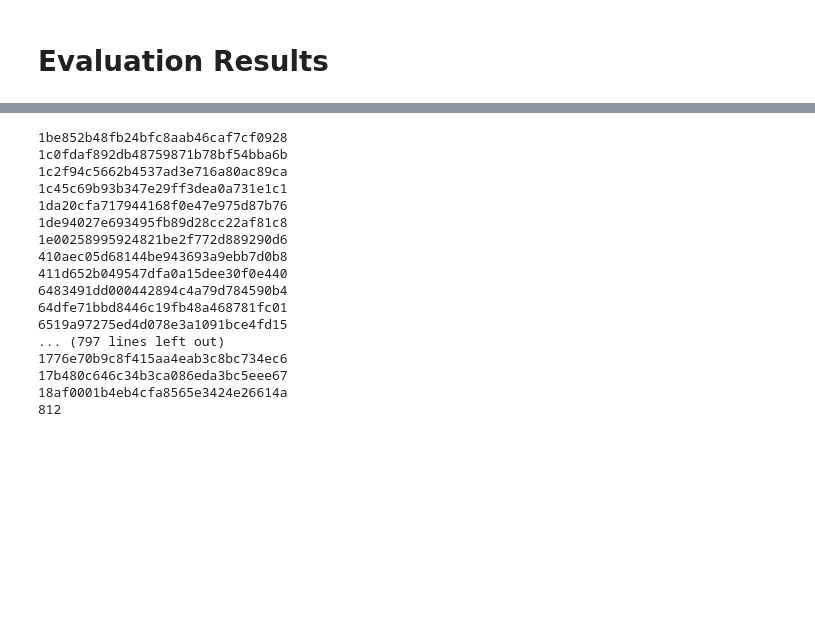
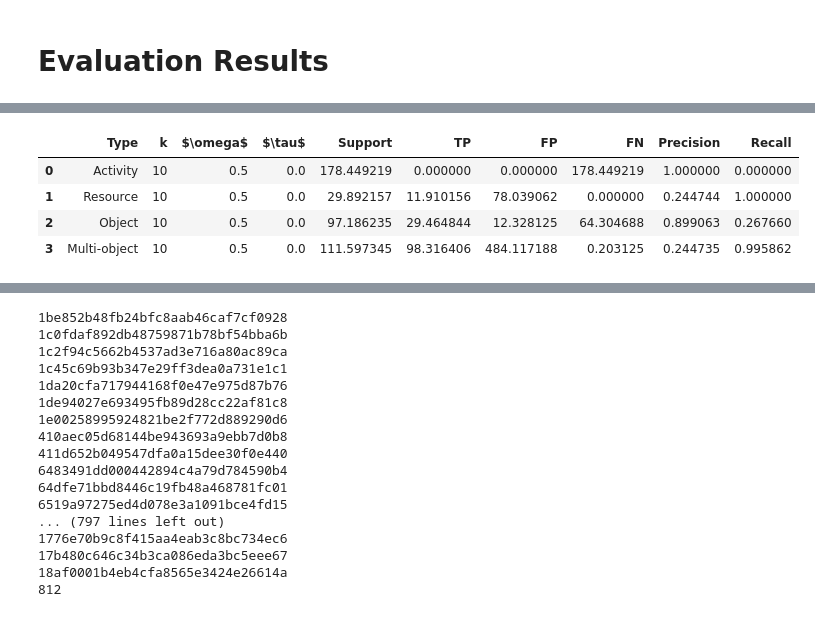
Before and after one commit to a-rebmann/semantic-constraint-miner, a Jupyter notebook: notebooks/evaluation_results.ipynb, the cells around one changed output, grey strips where cells are left out. Drawn from its saved outputs; the diff is of its cells as text; code cells hidden in the pictures; blank space fills up the shorter version.

```diff
--- a/notebooks/evaluation_results.ipynb
+++ b/notebooks/evaluation_results.ipynb
@@ -99,0 +136,20 @@ avg_results_df
+# %%
+table_df = pd.DataFrame({
+    'Type': const_column,
+    'k': k_column,
+    '$\omega$': omega_column,
+    '$\tau$': tau_column,
+    "Support": support_column,
+    'TP': tp_column,
+    'FP': fp_column,
+    'FN': fn_column,
+    'Precision': prec_column,
+    'Recall': rec_column
+})
+table_df
+# %% [output]
+|  | Type | k | $\omega$ | $\tau$ | Support | TP | FP | FN | Precision | Recall |
+| 0 | Activity | 10 | 0.5 | 0.0 | 178.449219 | 0.000000 | 0.000000 | 178.449219 | 1.000000 | 0.000000 |
+| 1 | Resource | 10 | 0.5 | 0.0 | 29.892157 | 11.910156 | 78.039062 | 0.000000 | 0.244744 | 1.000000 |
+| 2 | Object | 10 | 0.5 | 0.0 | 97.186235 | 29.464844 | 12.328125 | 64.304688 | 0.899063 | 0.267660 |
+| 3 | Multi-object | 10 | 0.5 | 0.0 | 111.597345 | 98.316406 | 484.117188 | 0.203125 | 0.244735 | 0.995862 |
```
Also changed, not shown: parts of 3 cells of this notebook, 6 other files.
